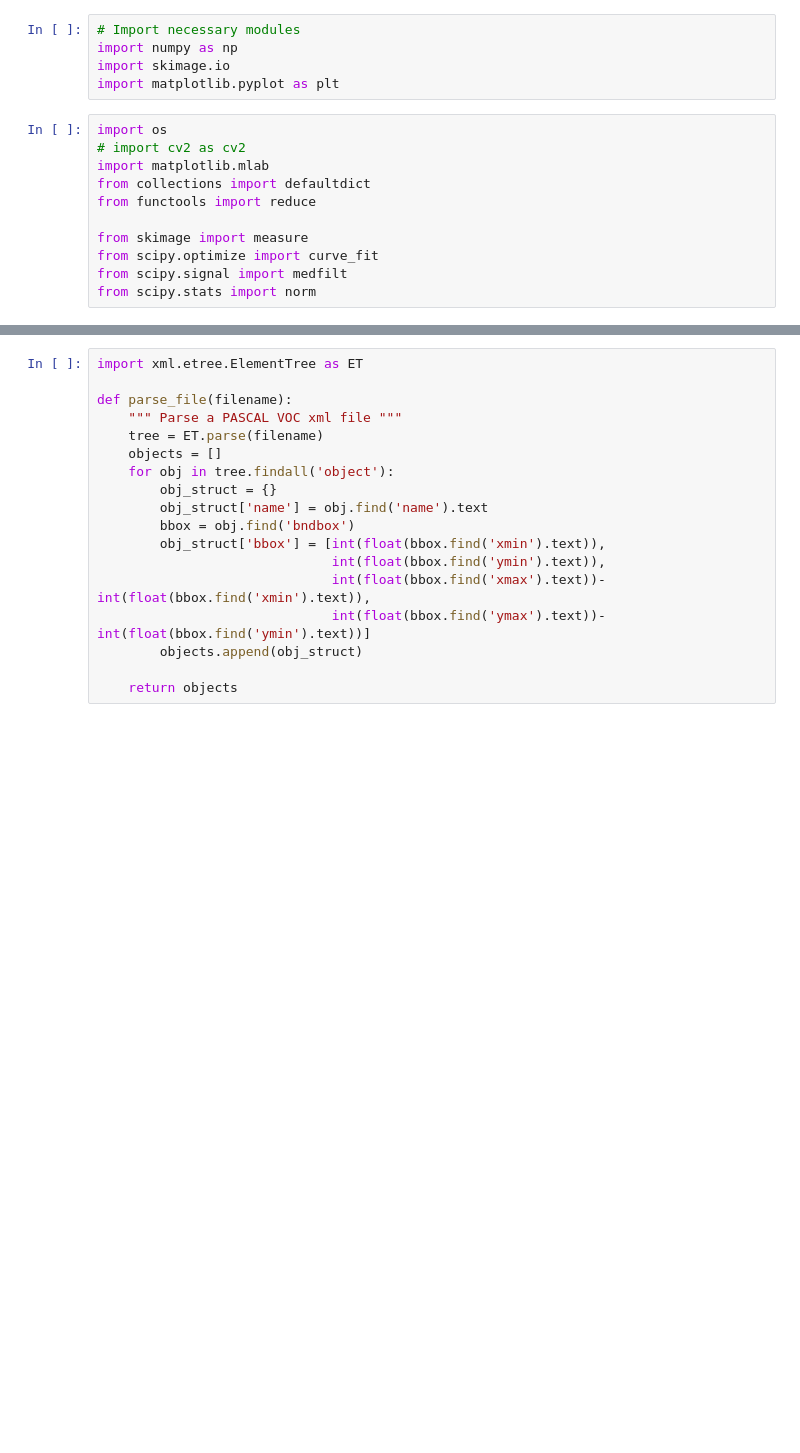
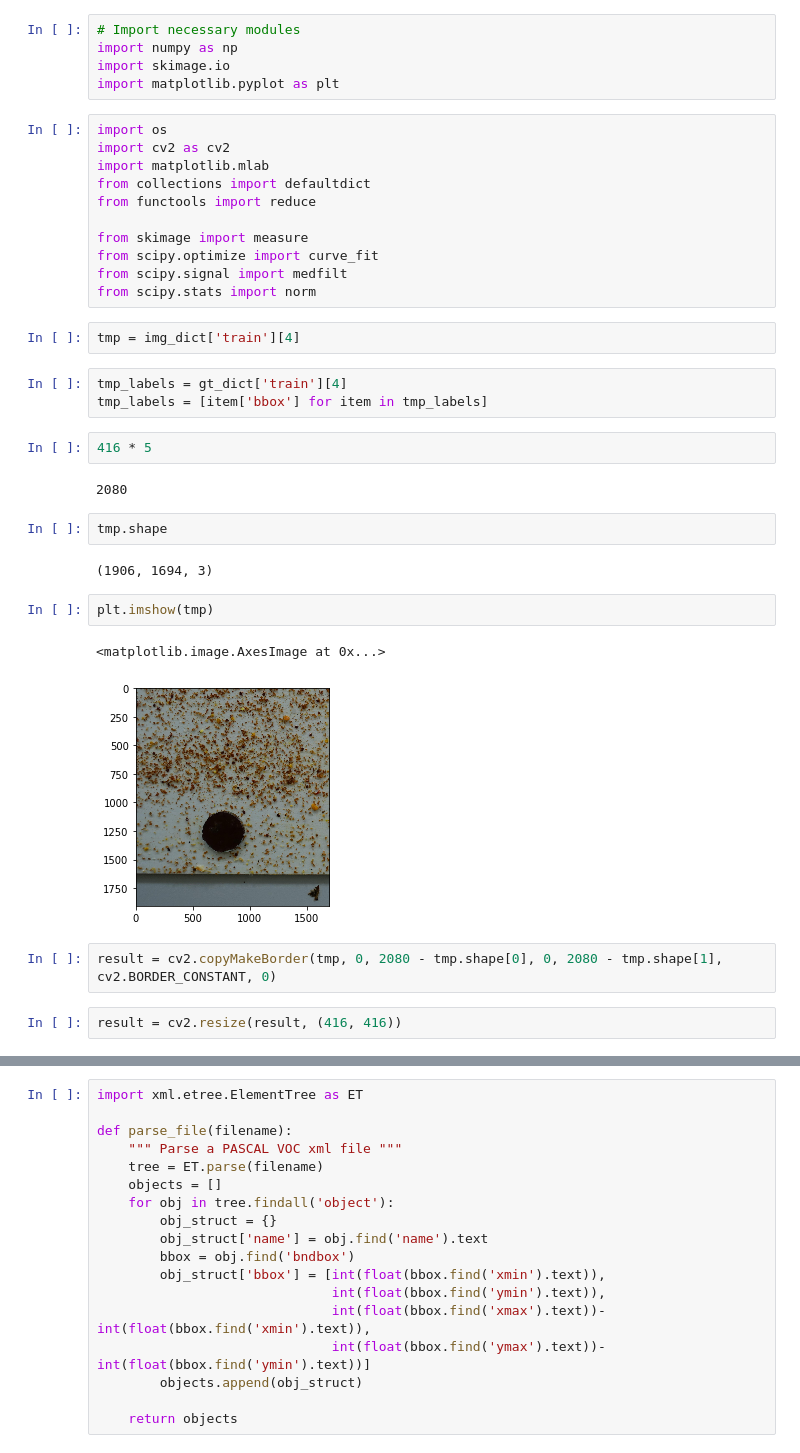
Before and after one commit to lchenbb/Image-Analysis-and-Pattern-Recognition, a Jupyter notebook: project/special_project.ipynb, the cells around one changed output, grey strips where cells are left out. Cells and saved outputs as stored; diff of their text form; blank space fills up the shorter version.

```diff
--- a/project/special_project.ipynb
+++ b/project/special_project.ipynb
@@ -27,7 +27,7 @@ import skimage.io
 import matplotlib.pyplot as plt
 # %%
 import os
-# import cv2 as cv2
+import cv2 as cv2
 import matplotlib.mlab
 from collections import defaultdict
 from functools import reduce
@@ -36,3 +36,25 @@ from skimage import measure
 from scipy.optimize import curve_fit
 from scipy.signal import medfilt
 from scipy.stats import norm
+# %%
+tmp = img_dict['train'][4]
+# %%
+tmp_labels = gt_dict['train'][4]
+tmp_labels = [item['bbox'] for item in tmp_labels]
+# %%
+416 * 5
+# %% [output]
+2080
+# %%
+tmp.shape
+# %% [output]
+(1906, 1694, 3)
+# %%
+plt.imshow(tmp)
+# %% [output]
+<matplotlib.image.AxesImage at 0x...>
+[figure, added]
+# %%
+result = cv2.copyMakeBorder(tmp, 0, 2080 - tmp.shape[0], 0, 2080 - tmp.shape[1], cv2.BORDER_CONSTANT, 0)
+# %%
+result = cv2.resize(result, (416, 416))
```
Also changed, not shown: parts of 135 cells of this notebook.
